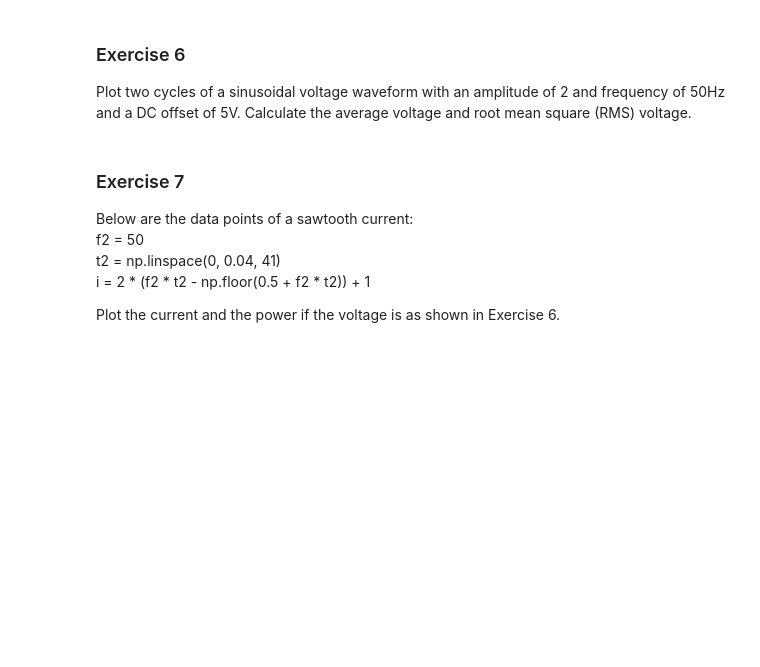
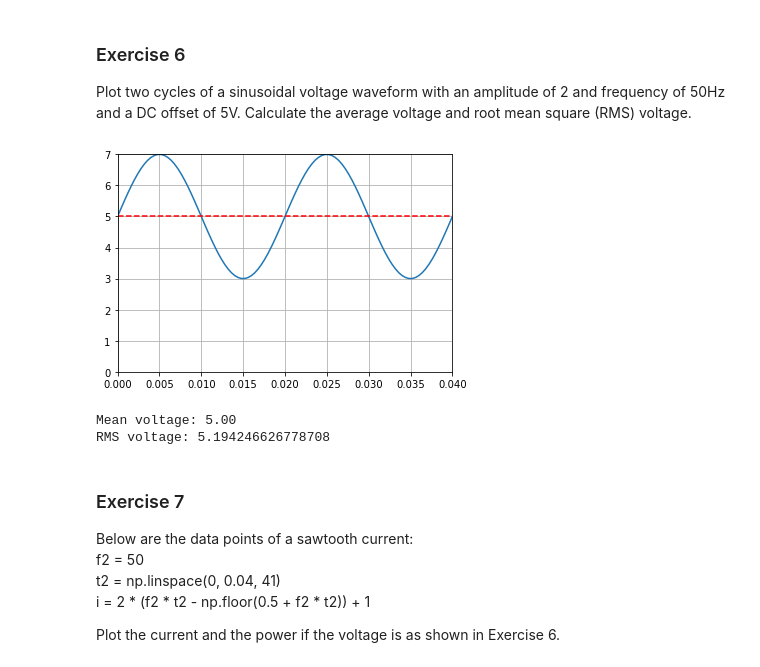
Before and after one commit to wooihaw/pica_oct2022, a Jupyter notebook: Exercises.ipynb, the cells around one changed output. Drawn from its saved outputs; the diff is of its cells as text; code cells hidden in the pictures; blank space fills up the shorter version.

```diff
--- a/Exercises.ipynb
+++ b/Exercises.ipynb
@@ -106,6 +107,28 @@ Name: 2006-07, dtype: float64
 # %% [markdown]
 ### Exercise 6
 Plot two cycles of a sinusoidal voltage waveform with an amplitude of 2 and frequency of 50Hz and a DC offset of 5V. Calculate the average voltage and root mean square (RMS) voltage.
+# %%
+import numpy as np
+import matplotlib.pyplot as plt
+
+f = 50
+t = np.linspace(0, 0.04, 101)
+v = 2 * np.sin(2 * np.pi * f * t) + 5
+
+plt.plot(t, v)
+plt.axhline(5, color='red', ls='--')
+plt.xlim(0, 0.04)
+plt.ylim(0, 7)
+plt.grid(True)
+plt.show()
+
+print(f'Mean voltage: {np.mean(v):.2f}')
+
+print(f'RMS voltage: {np.sqrt(np.mean(np.square(v)))}')
+# %% [output]
+[figure, added]
+Mean voltage: 5.00
+RMS voltage: 5.194246626778708
 # %% [markdown]
 ### Exercise 7
 Below are the data points of a sawtooth current:\
```
Also changed, not shown: parts of 1 cell of this notebook.
